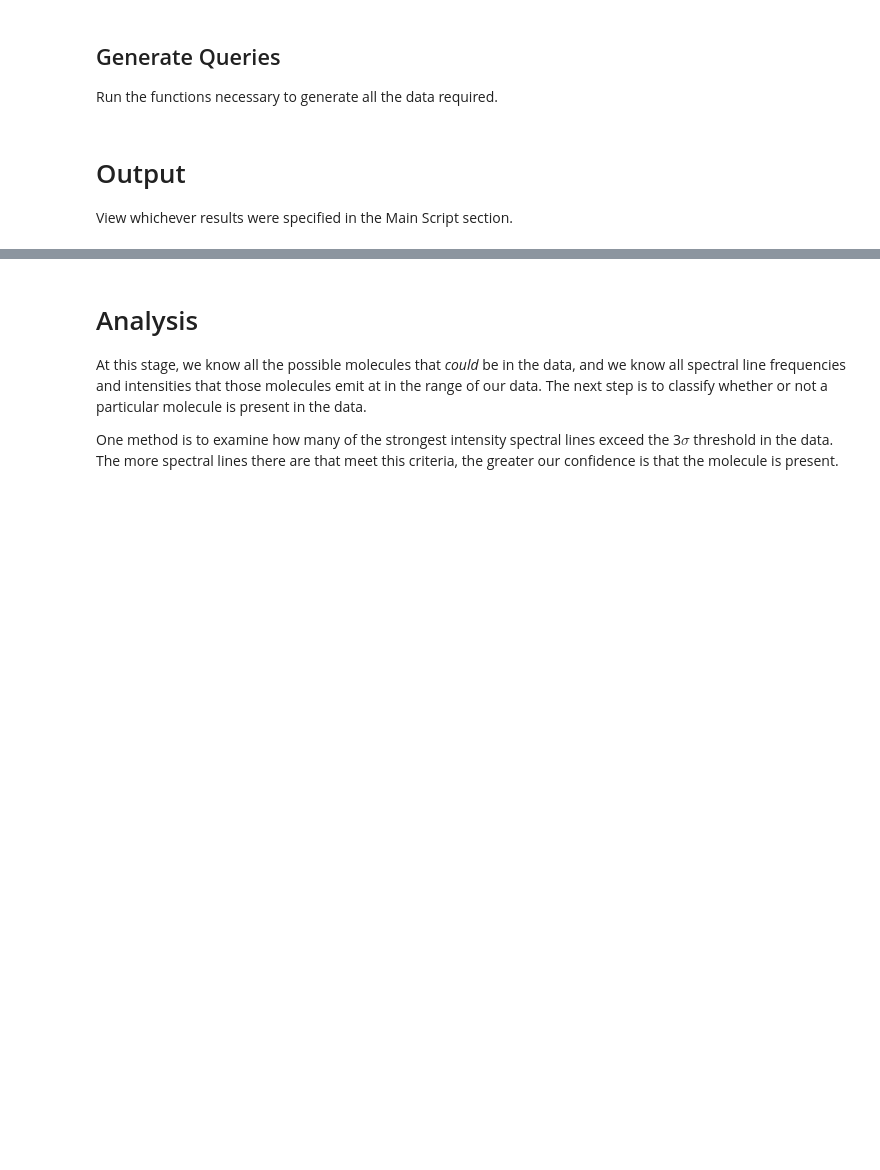
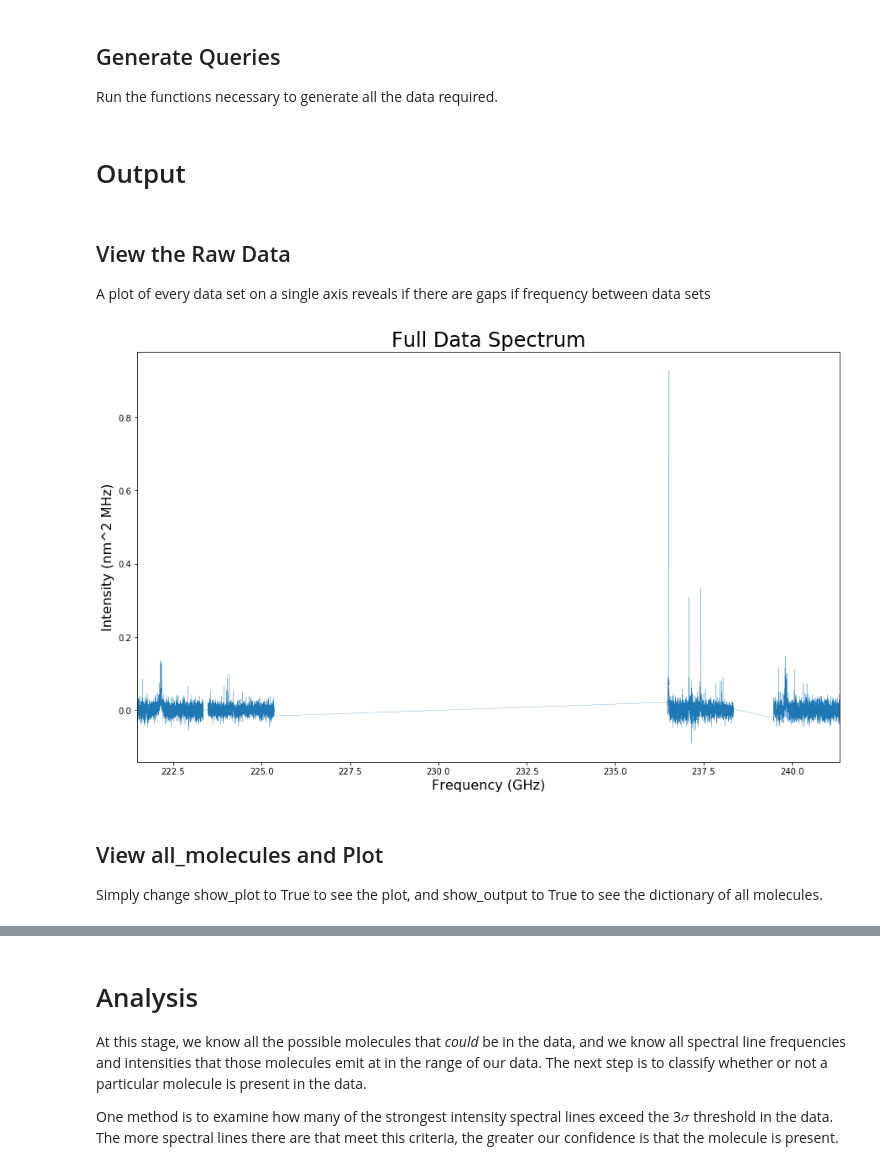
Before and after one commit to lavos84/NASA-Spectroscopy, a Jupyter notebook: Capstone.ipynb, the cells around one changed output, grey strips where cells are left out. Drawn from its saved outputs; the diff is of its cells as text; code cells hidden in the pictures; blank space fills up the shorter version.

```diff
--- a/Capstone.ipynb
+++ b/Capstone.ipynb
@@ -222,8 +245,29 @@ if "spectral_lines" not in locals():
     with open('./Data/spectral_lines.pkl', 'wb') as file:
         pickle.dump(spectral_lines, file, protocol = pickle.HIGHEST_PROTOCOL)
     print("Done\n")
-# %% [markdown]
-# Output
-View whichever results were specified in the Main Script section.
+# %% [markdown]
+# Output
+# %% [markdown]
+## View the Raw Data
+A plot of every data set on a single axis reveals if there are gaps if frequency between data sets
+# %%
+fig2, ax2 = plt.subplots(figsize = (15, 9))
+# Plot the data
+ax2.plot(full_data[:, 0] / 1000,
+         full_data[:, 1],
+         linewidth = 0.25)
+ax2.set(title = "Full Data Spectrum")
+ax2.set(ylabel = "Intensity (nm^2 MHz)")
+ax2.set(xlabel = "Frequency (GHz)")
+ax2.title.set_size(24)
+ax2.yaxis.label.set_size(16)
+ax2.xaxis.label.set_size(16)
+ax2.autoscale(enable = True, axis = 'x', tight = True)
+# %% [output]
+[figure, added]
+# %% [markdown]
+## View all_molecules and Plot
+
+Simply change show_plot to True to see the plot, and show_output to True to see the dictionary of all molecules.
 # %%
 # Specify output to show
```
Also changed, not shown: parts of 15 cells of this notebook.
